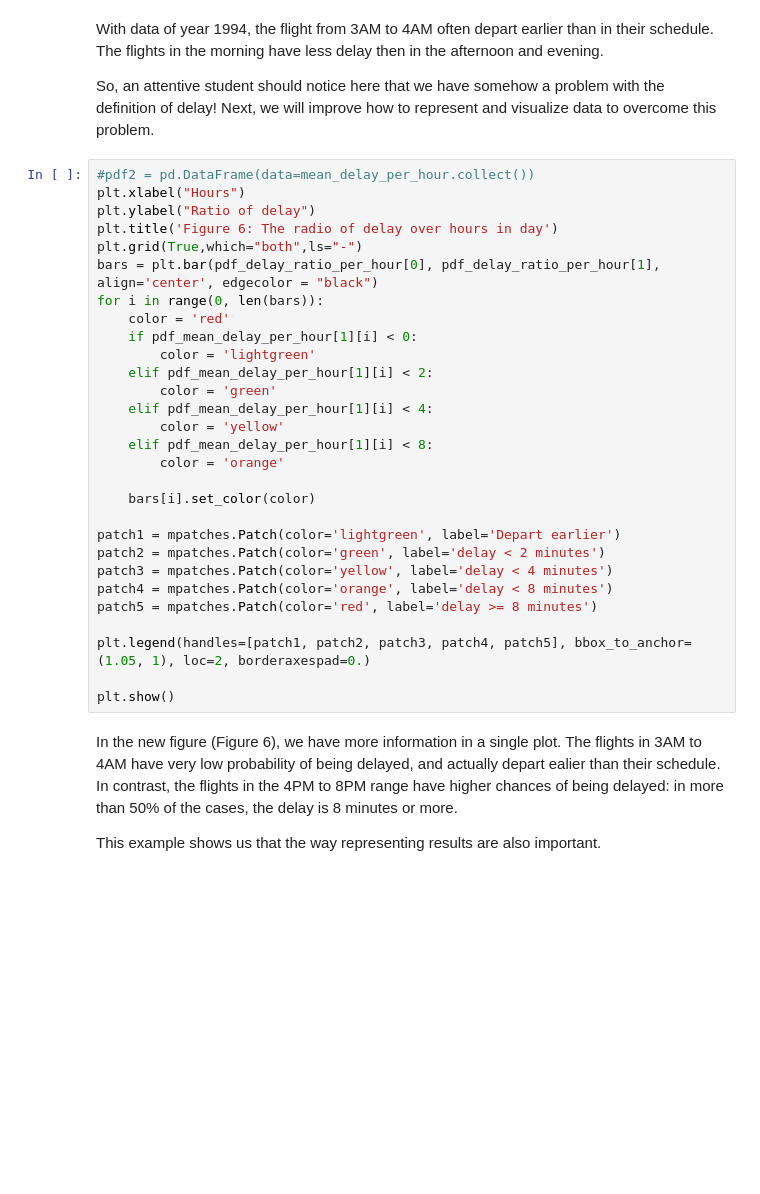
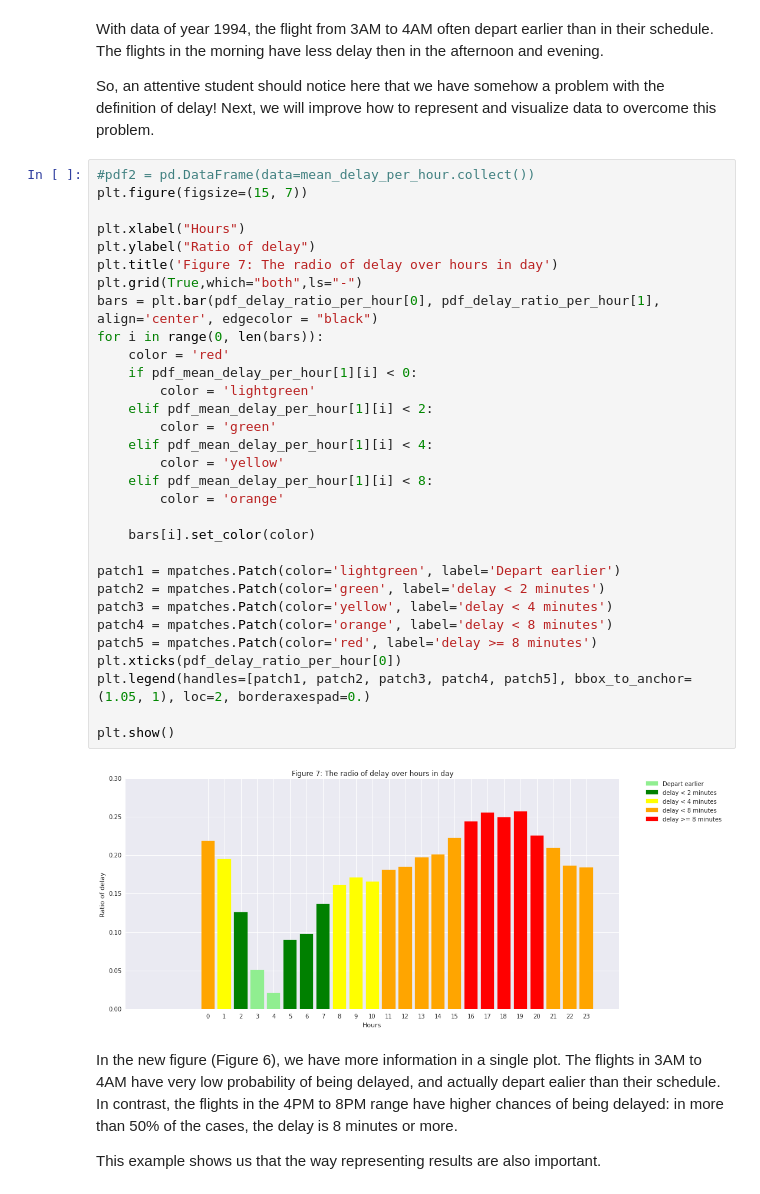
Before and after one commit to alegaballo/AML, a Jupyter notebook: [Lecture 5+6] Regression algorithm - Using Random Forests to predict Airplane Delays.ipynb, the cells around one changed output. Drawn from its saved outputs; the diff is of its cells as text; blank space fills up the shorter version.

```diff
--- a/[Lecture 5+6] Regression algorithm - Using Random Forests to predict Airplane Delays.ipynb
+++ b/[Lecture 5+6] Regression algorithm - Using Random Forests to predict Airplane Delays.ipynb
@@ -672,33 +710,37 @@ With data of year 1994, the flight from 3AM to 4AM often depart earlier than in
 So, an attentive student should notice here that we have somehow a problem with the definition of delay! Next, we will improve how to represent and visualize data to overcome this problem.
 # %%
 #pdf2 = pd.DataFrame(data=mean_delay_per_hour.collect())
+plt.figure(figsize=(15, 7))
+
 plt.xlabel("Hours")
 plt.ylabel("Ratio of delay")
-plt.title('Figure 6: The radio of delay over hours in day')
+plt.title('Figure 7: The radio of delay over hours in day')
 plt.grid(True,which="both",ls="-")
 bars = plt.bar(pdf_delay_ratio_per_hour[0], pdf_delay_ratio_per_hour[1], align='center', edgecolor = "black")
 for i in range(0, len(bars)):
     color = 'red'
     if pdf_mean_delay_per_hour[1][i] < 0:
         color = 'lightgreen'
     elif pdf_mean_delay_per_hour[1][i] < 2:
         color = 'green'
     elif pdf_mean_delay_per_hour[1][i] < 4:
         color = 'yellow'
     elif pdf_mean_delay_per_hour[1][i] < 8:
         color = 'orange'
 
     bars[i].set_color(color)
 
 patch1 = mpatches.Patch(color='lightgreen', label='Depart earlier')
 patch2 = mpatches.Patch(color='green', label='delay < 2 minutes')
 patch3 = mpatches.Patch(color='yellow', label='delay < 4 minutes')
 patch4 = mpatches.Patch(color='orange', label='delay < 8 minutes')
 patch5 = mpatches.Patch(color='red', label='delay >= 8 minutes')
-
+plt.xticks(pdf_delay_ratio_per_hour[0])
 plt.legend(handles=[patch1, patch2, patch3, patch4, patch5], bbox_to_anchor=(1.05, 1), loc=2, borderaxespad=0.)
 
 plt.show()
+# %% [output]
+[figure, added]
 # %% [markdown]
 In the new figure (Figure 6), we have more information in a single plot. The flights in 3AM to 4AM have very low probability of being delayed, and actually depart ealier than their schedule. In contrast, the flights in the 4PM to 8PM range have higher chances of being delayed: in more than 50% of the cases, the delay is 8 minutes or more.
 
```
Also changed, not shown: parts of 34 cells of this notebook.
